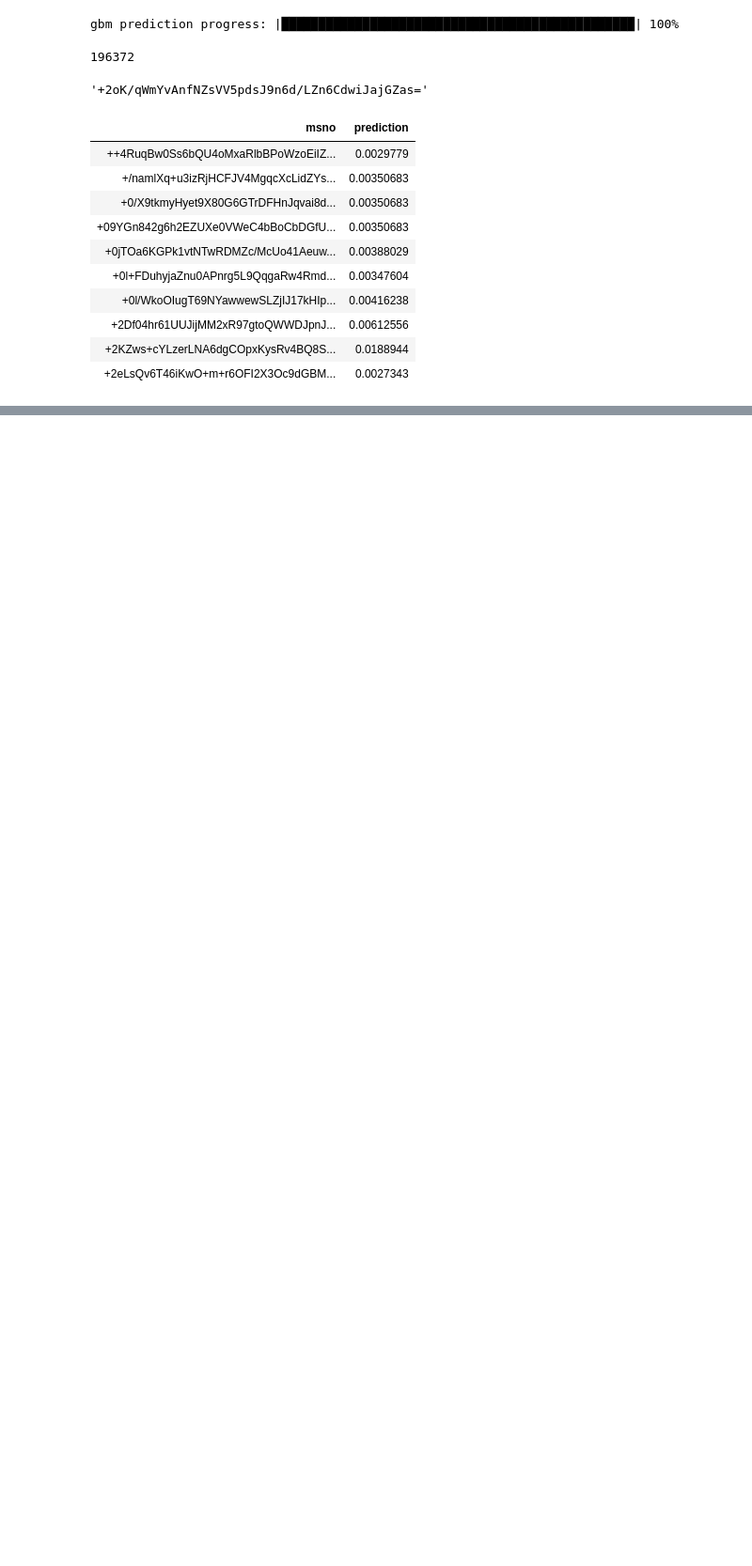
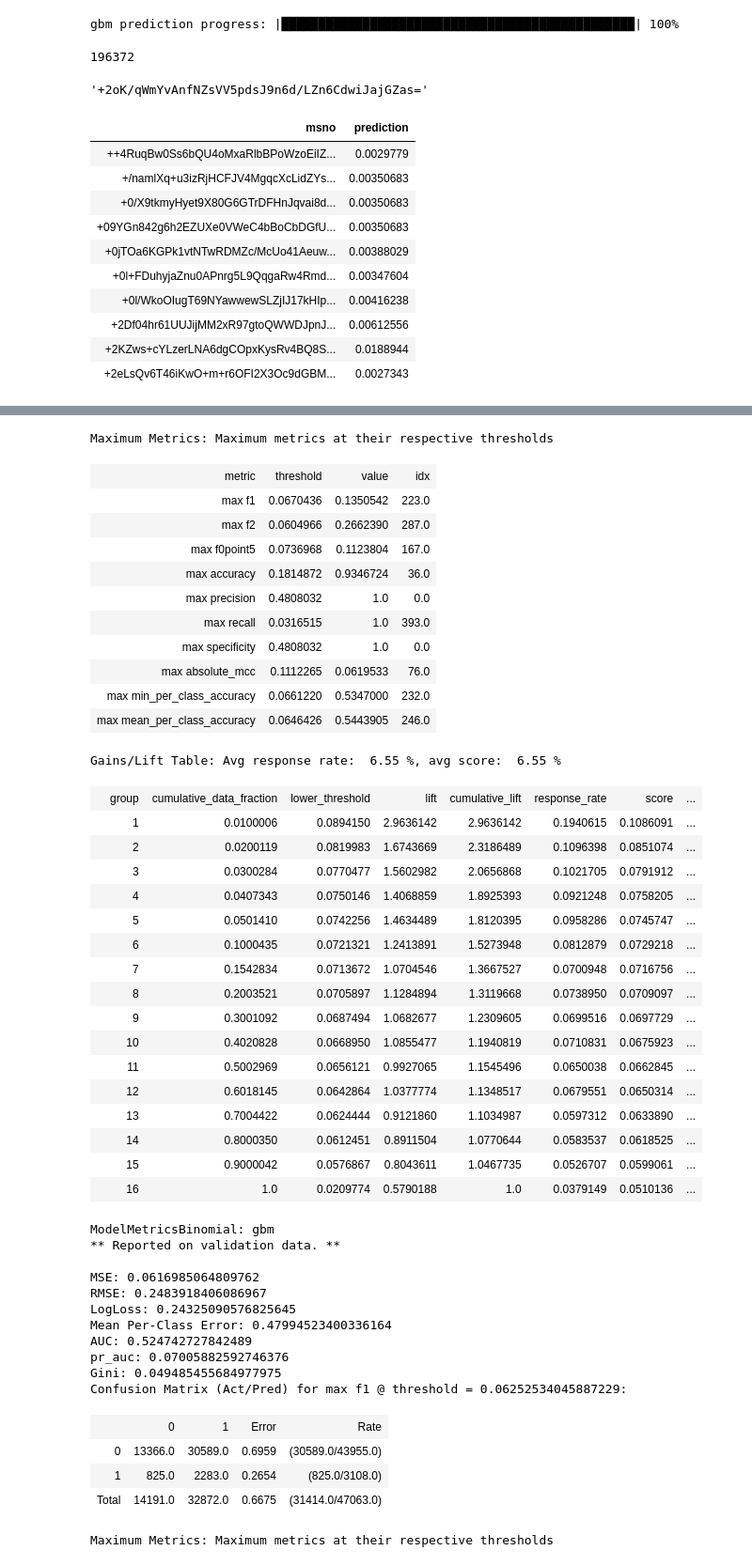
Before and after one commit to alfcar9/kkbox_churn_prediction, a Jupyter notebook: machine_learning_models.ipynb, the cells around one changed output, grey strips where cells are left out. Shown: that part at 94% size. Cells and saved outputs as stored; diff of their text form; code cells hidden in the pictures; blank space fills up the shorter version.

```diff
--- a/machine_learning_models.ipynb
+++ b/machine_learning_models.ipynb
@@ -104,7 +123,11 @@ A continuación mostramos la fase de entrenamiento usando la librería de H2o. N
 # %%
+df=pd.DataFrame(index=range(1,len(bin_num)),columns=['bin_num','training_score','validation_score'])
 for key, num in enumerate(bin_num):
     spotify_gbm = H2OGradientBoostingEstimator(nbins_cats = num, seed=1234)
     spotify_gbm.train(x=predictors, y=response, training_frame=train, validation_frame=valid)
+    df.loc[key]=[num, spotify_gbm.auc(train=True),spotify_gbm.auc(valid=True)]
+    #print(label[key], 'training score', spotify_gbm.auc(train=True))
+    #print(label[key], 'validation score', spotify_gbm.auc(valid=True))
 # %% [output]
 gbm Model Build progress: |███████████████████████████████████████████████| 100%
 gbm Model Build progress: |███████████████████████████████████████████████| 100%
@@ -339,0 +493,3 @@ Tuvimos peridas de datos en el conjunto de prueba. La tabla de prueba, en su for
+# %%
+spotify_gbm.varimp
+# %% [output]
@@ -339,0 +517,46 @@ Tuvimos peridas de datos en el conjunto de prueba. La tabla de prueba, en su for
+Maximum Metrics: Maximum metrics at their respective thresholds
+| metric | threshold | value | idx |
+| max f1 | 0.0670436 | 0.1350542 | 223.0 |
+| max f2 | 0.0604966 | 0.2662390 | 287.0 |
+| max f0point5 | 0.0736968 | 0.1123804 | 167.0 |
+| max accuracy | 0.1814872 | 0.9346724 | 36.0 |
+| max precision | 0.4808032 | 1.0 | 0.0 |
+| max recall | 0.0316515 | 1.0 | 393.0 |
+| max specificity | 0.4808032 | 1.0 | 0.0 |
+| max absolute_mcc | 0.1112265 | 0.0619533 | 76.0 |
+| max min_per_class_accuracy | 0.0661220 | 0.5347000 | 232.0 |
+| max mean_per_class_accuracy | 0.0646426 | 0.5443905 | 246.0 |
+Gains/Lift Table: Avg response rate:  6.55 %, avg score:  6.55 %
+|  | group | cumulative_data_fraction | lower_threshold | lift | cumulative_lift | response_rate | score | ... |
+|  | 1 | 0.0100006 | 0.0894150 | 2.9636142 | 2.9636142 | 0.1940615 | 0.1086091 | ... |
+|  | 2 | 0.0200119 | 0.0819983 | 1.6743669 | 2.3186489 | 0.1096398 | 0.0851074 | ... |
+|  | 3 | 0.0300284 | 0.0770477 | 1.5602982 | 2.0656868 | 0.1021705 | 0.0791912 | ... |
+|  | 4 | 0.0407343 | 0.0750146 | 1.4068859 | 1.8925393 | 0.0921248 | 0.0758205 | ... |
+|  | 5 | 0.0501410 | 0.0742256 | 1.4634489 | 1.8120395 | 0.0958286 | 0.0745747 | ... |
+|  | 6 | 0.1000435 | 0.0721321 | 1.2413891 | 1.5273948 | 0.0812879 | 0.0729218 | ... |
+|  | 7 | 0.1542834 | 0.0713672 | 1.0704546 | 1.3667527 | 0.0700948 | 0.0716756 | ... |
+|  | 8 | 0.2003521 | 0.0705897 | 1.1284894 | 1.3119668 | 0.0738950 | 0.0709097 | ... |
+|  | 9 | 0.3001092 | 0.0687494 | 1.0682677 | 1.2309605 | 0.0699516 | 0.0697729 | ... |
+|  | 10 | 0.4020828 | 0.0668950 | 1.0855477 | 1.1940819 | 0.0710831 | 0.0675923 | ... |
+|  | 11 | 0.5002969 | 0.0656121 | 0.9927065 | 1.1545496 | 0.0650038 | 0.0662845 | ... |
+|  | 12 | 0.6018145 | 0.0642864 | 1.0377774 | 1.1348517 | 0.0679551 | 0.0650314 | ... |
+|  | 13 | 0.7004422 | 0.0624444 | 0.9121860 | 1.1034987 | 0.0597312 | 0.0633890 | ... |
+|  | 14 | 0.8000350 | 0.0612451 | 0.8911504 | 1.0770644 | 0.0583537 | 0.0618525 | ... |
+|  | 15 | 0.9000042 | 0.0576867 | 0.8043611 | 1.0467735 | 0.0526707 | 0.0599061 | ... |
+|  | 16 | 1.0 | 0.0209774 | 0.5790188 | 1.0 | 0.0379149 | 0.0510136 | ... |
+ModelMetricsBinomial: gbm
+** Reported on validation data. **
+
+MSE: 0.0616985064809762
+RMSE: 0.2483918406086967
+LogLoss: 0.24325090576825645
+Mean Per-Class Error: 0.47994523400336164
+AUC: 0.524742727842489
+pr_auc: 0.07005882592746376
+Gini: 0.049485455684977975
+Confusion Matrix (Act/Pred) for max f1 @ threshold = 0.06252534045887229:
+|  | 0 | 1 | Error | Rate |
+| 0 | 13366.0 | 30589.0 | 0.6959 | (30589.0/43955.0) |
+| 1 | 825.0 | 2283.0 | 0.2654 | (825.0/3108.0) |
+| Total | 14191.0 | 32872.0 | 0.6675 | (31414.0/47063.0) |
+Maximum Metrics: Maximum metrics at their respective thresholds
```
Also changed, not shown: parts of 46 cells of this notebook.
